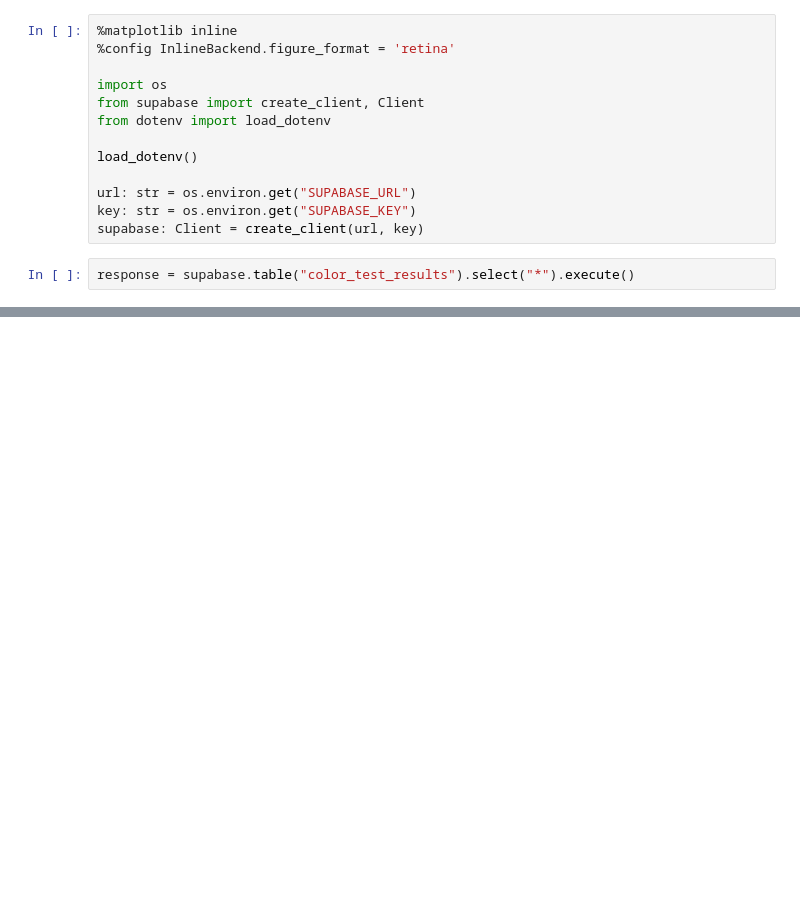
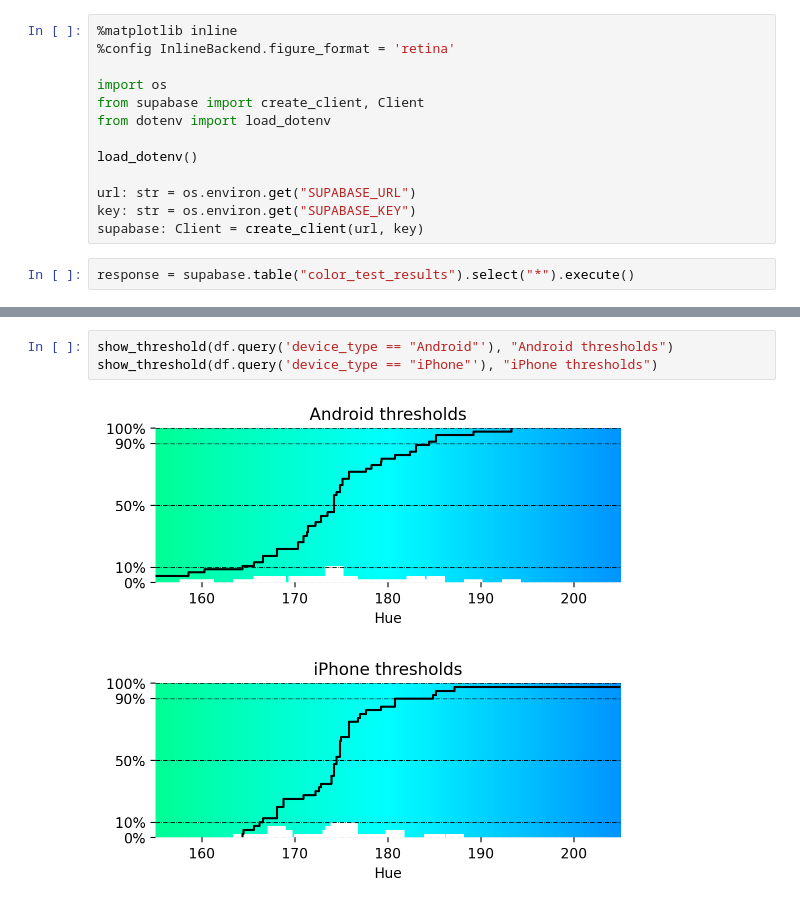
Before and after one commit to patrickmineault/ismyblue, a Jupyter notebook: analysis/Analyze_results.ipynb, the cells around one changed output, grey strips where cells are left out. Drawn from its saved outputs; the diff is of its cells as text; blank space fills up the shorter version.

```diff
--- a/analysis/Analyze_results.ipynb
+++ b/analysis/Analyze_results.ipynb
@@ -93,0 +144,6 @@ plt.grid(True, axis='y', color='black', linestyle='-.', linewidth=0.5)
+# %%
+show_threshold(df.query('device_type == "Android"'), "Android thresholds")
+show_threshold(df.query('device_type == "iPhone"'), "iPhone thresholds")
+# %% [output]
+[figure, added]
+[figure, added]
```
Also changed, not shown: parts of 5 cells of this notebook, 16 other files.
